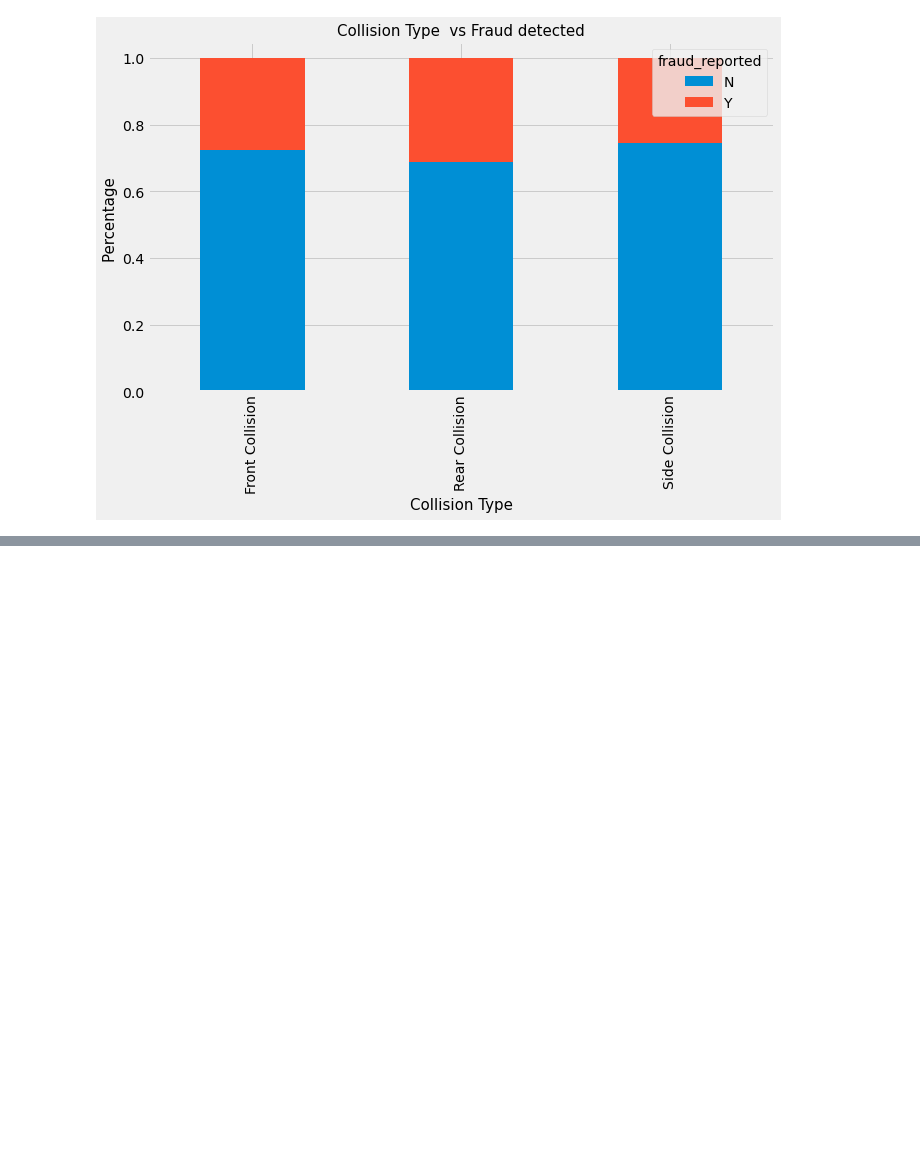
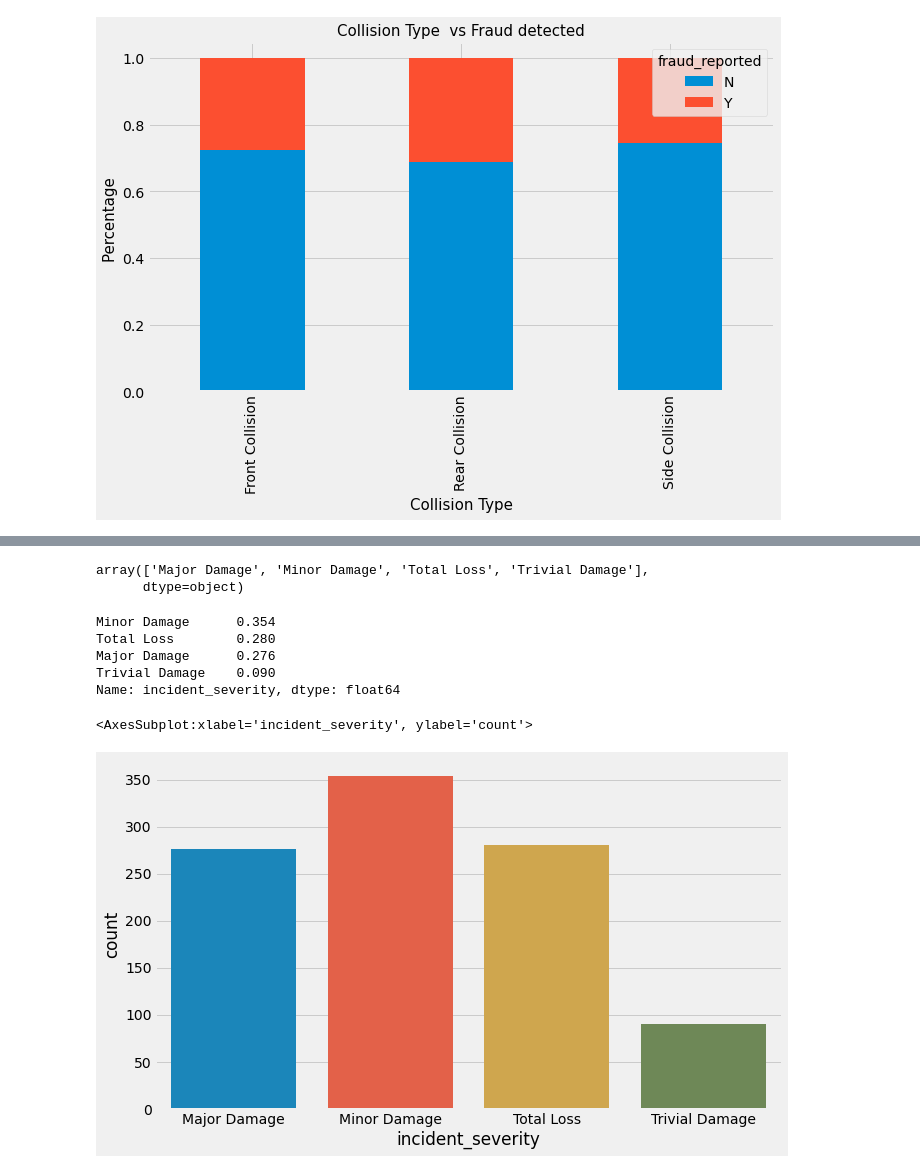
Before and after one commit to mohittomar2008/Insurance-Claims--Fraud-Detection, a Jupyter notebook: Insurance Claims- Fraud Detection.ipynb, the cells around one changed output, grey strips where cells are left out. Cells and saved outputs as stored; diff of their text form; code cells hidden in the pictures; blank space fills up the shorter version.

```diff
--- a/Insurance Claims- Fraud Detection.ipynb
+++ b/Insurance Claims- Fraud Detection.ipynb
@@ -442,0 +476,18 @@ Text(0, 0.5, 'Percentage ')
+# %%
+df['incident_severity'].unique()
+# %% [output]
+array(['Major Damage', 'Minor Damage', 'Total Loss', 'Trivial Damage'],
+      dtype=object)
+# %%
+df['incident_severity'].value_counts(normalize=True)
+# %% [output]
+Minor Damage      0.354
+Total Loss        0.280
+Major Damage      0.276
+Trivial Damage    0.090
+Name: incident_severity, dtype: float64
+# %%
+sns.countplot(df['incident_severity'])
+# %% [output]
+<AxesSubplot:xlabel='incident_severity', ylabel='count'>
+[figure, added]
```
Also changed, not shown: parts of 73 cells of this notebook.
